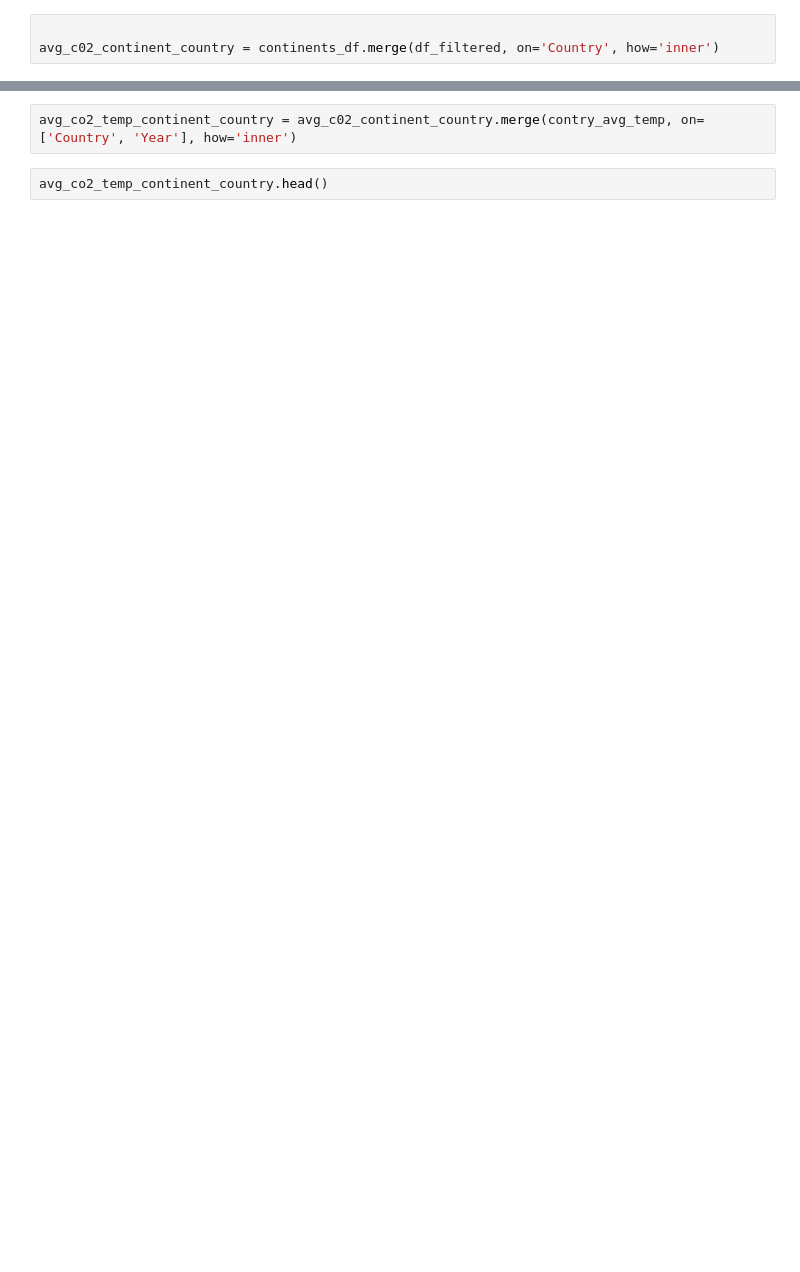
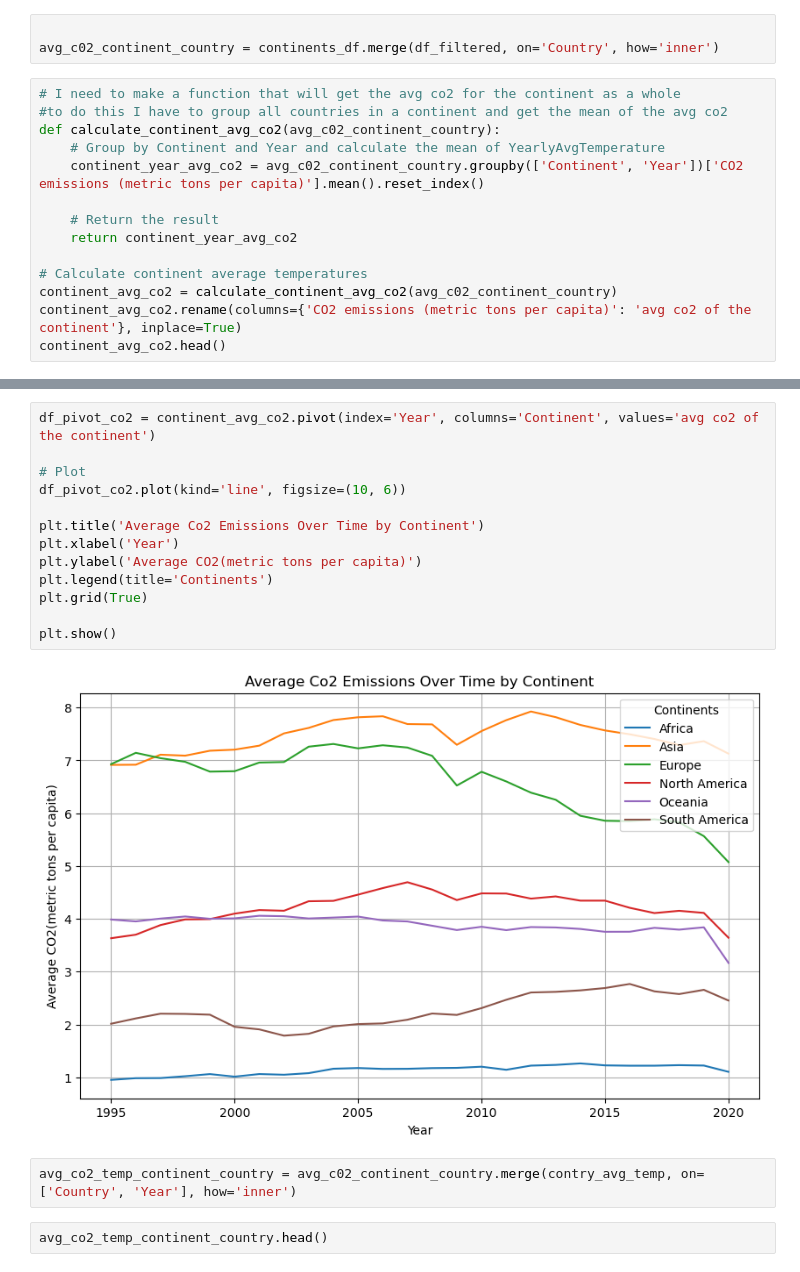
Before and after one commit to hsingh8015/project1, a Jupyter notebook: continental_avg_temp_change.ipynb, the cells around one changed output, grey strips where cells are left out. Cells and saved outputs as stored; diff of their text form; blank space fills up the shorter version.

```diff
--- a/continental_avg_temp_change.ipynb
+++ b/continental_avg_temp_change.ipynb
@@ -151,3 +151,17 @@ See the caveats in the documentation: https://pandas.pydata.org/pandas-docs/stab
 # %%
 
 avg_c02_continent_country = continents_df.merge(df_filtered, on='Country', how='inner')
+# %%
+# I need to make a function that will get the avg co2 for the continent as a whole
+#to do this I have to group all countries in a continent and get the mean of the avg co2
+def calculate_continent_avg_co2(avg_c02_continent_country):
+    # Group by Continent and Year and calculate the mean of YearlyAvgTemperature
+    continent_year_avg_co2 = avg_c02_continent_country.groupby(['Continent', 'Year'])['CO2 emissions (metric tons per capita)'].mean().reset_index()
+
+    # Return the result
+    return continent_year_avg_co2
+
+# Calculate continent average temperatures
+continent_avg_co2 = calculate_continent_avg_co2(avg_c02_continent_country)
+continent_avg_co2.rename(columns={'CO2 emissions (metric tons per capita)': 'avg co2 of the continent'}, inplace=True)
+continent_avg_co2.head()
@@ -154,3 +175,18 @@ avg_c02_continent_country = continents_df.merge(df_filtered, on='Country', how='
+# %%
+df_pivot_co2 = continent_avg_co2.pivot(index='Year', columns='Continent', values='avg co2 of the continent')
+
+# Plot
+df_pivot_co2.plot(kind='line', figsize=(10, 6))
+
+plt.title('Average Co2 Emissions Over Time by Continent')
+plt.xlabel('Year')
+plt.ylabel('Average CO2(metric tons per capita)')
+plt.legend(title='Continents')
+plt.grid(True)
+
+plt.show()
+# %% [output]
+[figure, added]
 # %%
 avg_co2_temp_continent_country = avg_c02_continent_country.merge(contry_avg_temp, on=['Country', 'Year'], how='inner')
 # %%
```
Also changed, not shown: parts of 2 cells of this notebook.
